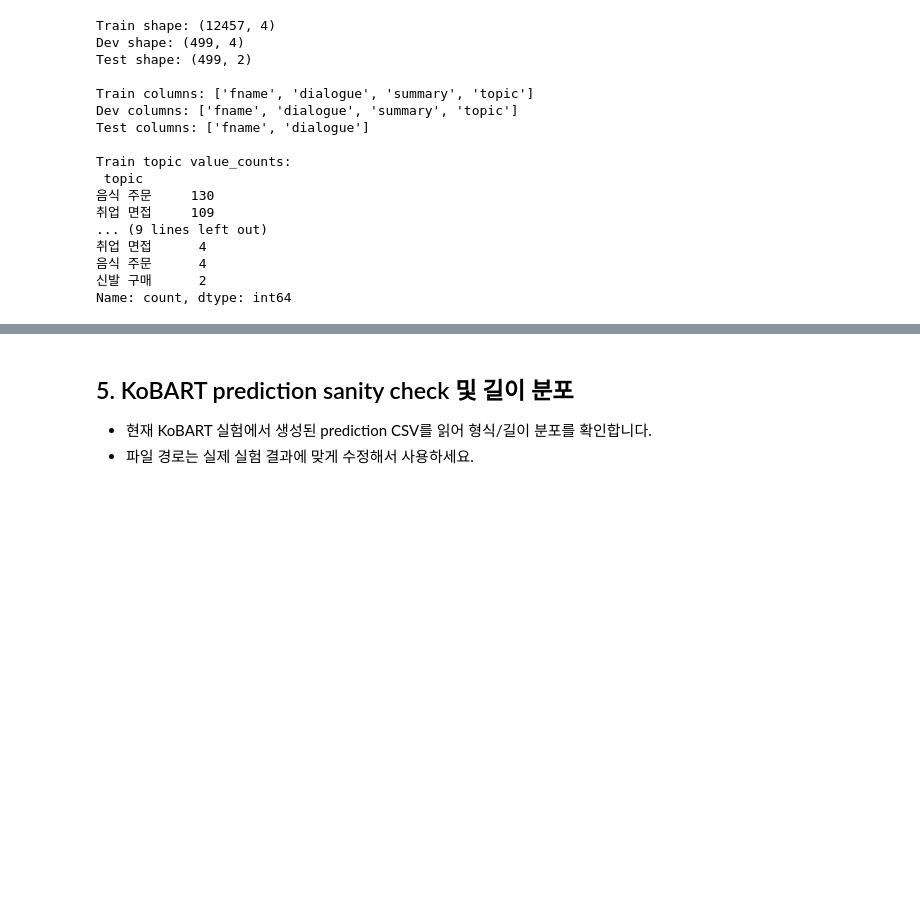
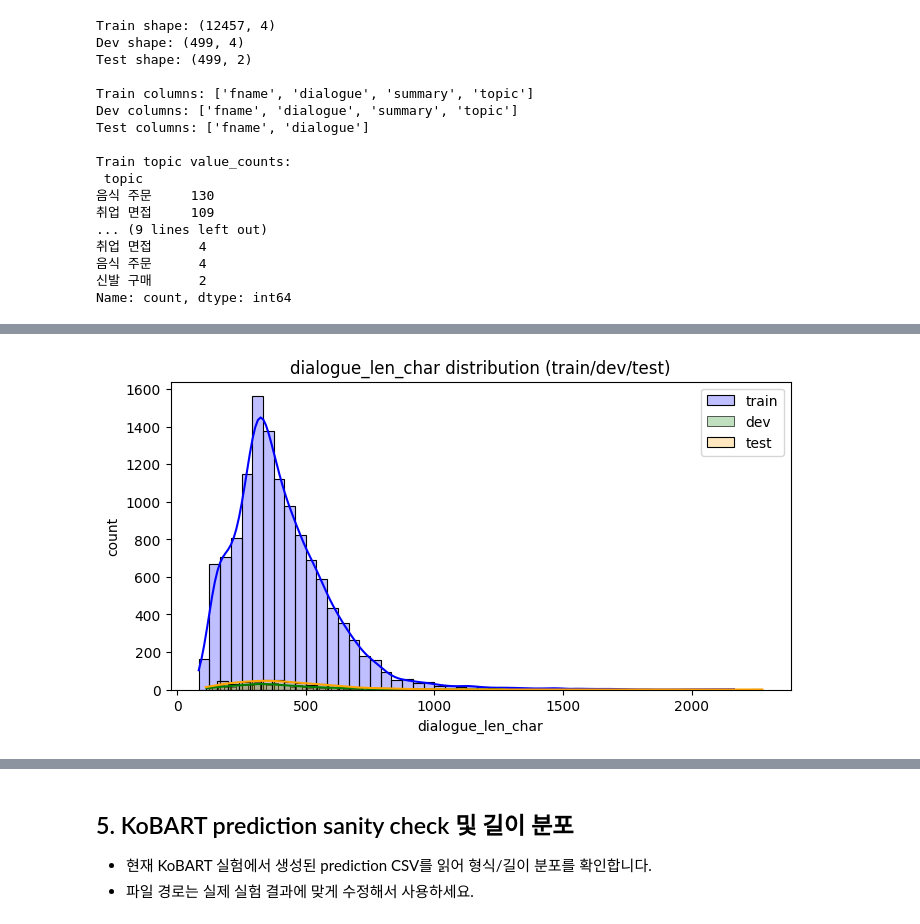
Before and after one commit to YongJae-AI/NLP_Dialouge_Summarization, a Jupyter notebook: notebooks/eda_kobart.ipynb, the cells around one changed output, grey strips where cells are left out. Saved outputs shown, nothing was run; the diff lists cells and outputs as text; code cells hidden in the pictures; blank space fills up the shorter version.

```diff
--- a/notebooks/eda_kobart.ipynb
+++ b/notebooks/eda_kobart.ipynb
@@ -93,20 +93,25 @@ Name: count, dtype: int64
 # 길이(문자 기준)와 turn 수를 계산하는 셀입니다.
 import re
 
-for split_name, df in [("train", train_df), ("dev", dev_df)]:
+for split_name, df in [("train", train_df), ("dev", dev_df), ("test", test_df)]:
     df["dialogue_len_char"] = df["dialogue"].astype(str).str.len()
-    df["summary_len_char"] = df.get("summary", "").astype(str).str.len()
+    if "summary" in df.columns:
+        df["summary_len_char"] = df["summary"].astype(str).str.len()
 
 def count_turns(text: str) -> int:
     return len(re.findall(r"#Person[0-9]+#", str(text)))
 
 train_df["num_turns"] = train_df["dialogue"].apply(count_turns)
 dev_df["num_turns"] = dev_df["dialogue"].apply(count_turns)
+test_df["num_turns"] = test_df["dialogue"].apply(count_turns)
 
 print("[TRAIN] dialogue_len_char describe:\n", train_df["dialogue_len_char"].describe())
 print("[DEV]   dialogue_len_char describe:\n", dev_df["dialogue_len_char"].describe())
+print("[TEST]  dialogue_len_char describe:\n", test_df["dialogue_len_char"].describe())
+
 print("\n[TRAIN] num_turns describe:\n", train_df["num_turns"].describe())
 print("[DEV]   num_turns describe:\n", dev_df["num_turns"].describe())
+print("[TEST]  num_turns describe:\n", test_df["num_turns"].describe())
 # %% [output]
 [TRAIN] dialogue_len_char describe:
  count    12457.000000
@@ -127,0 +138,15 @@ Name: num_turns, dtype: float64
+# %%
+# dialogue_len_char 분포 시각화 (train/dev/test)
+import matplotlib.pyplot as plt
+import seaborn as sns
+
+plt.figure(figsize=(8,4))
+for label, df, color in zip(["train","dev","test"], [train_df, dev_df, test_df], ["blue","green","orange"]):
+    sns.histplot(df["dialogue_len_char"], bins=50, kde=True, label=label, color=color, alpha=0.25)
+plt.title("dialogue_len_char distribution (train/dev/test)")
+plt.xlabel("dialogue_len_char")
+plt.ylabel("count")
+plt.legend()
+plt.show()
+# %% [output]
+[figure, added]
```
Also changed, not shown: parts of 8 cells of this notebook, 6 other files.
